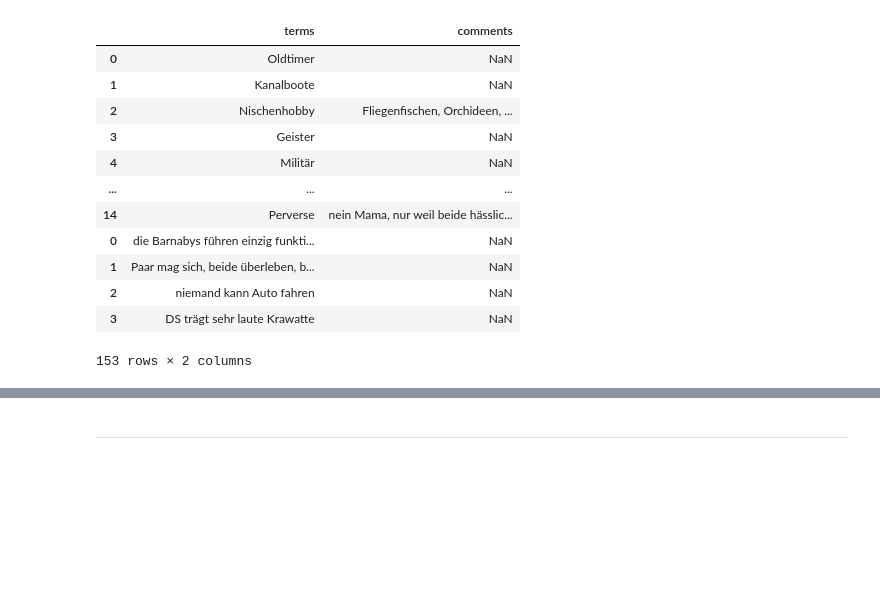
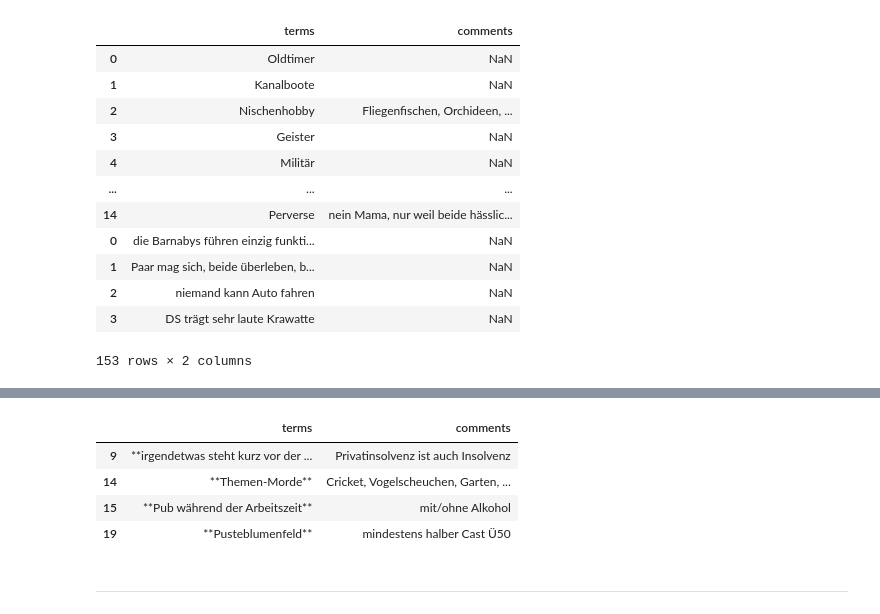
Before and after one commit to auroraAvi/barnabingo, a Jupyter notebook: testing/Bingo cards.ipynb, the cells around one changed output, grey strips where cells are left out. Drawn from its saved outputs; the diff is of its cells as text; code cells hidden in the pictures; blank space fills up the shorter version.

```diff
--- a/testing/Bingo cards.ipynb
+++ b/testing/Bingo cards.ipynb
@@ -83 +83,2 @@ bingo_terms
 # %%
+comment_df = bingo_terms.loc[bingo_terms.comments.notna()]
@@ -102,3 +85,12 @@ bingo_terms
+# %%
+comment_df.loc[:,"terms"] = "**" + comment_df["terms"] + "**"
+comment_df
+# %% [output]
+|  | terms | comments |
+| 9 | **irgendetwas steht kurz vor der ... | Privatinsolvenz ist auch Insolvenz |
+| 14 | **Themen-Morde** | Cricket, Vogelscheuchen, Garten, ... |
+| 15 | **Pub während der Arbeitszeit** | mit/ohne Alkohol |
+| 19 | **Pusteblumenfeld** | mindestens halber Cast Ü50 |
 # %%
 def split_term(word, max_chars):
     if len(word) > max_chars:
```
Also changed, not shown: parts of 2 cells of this notebook, 1 other file.
